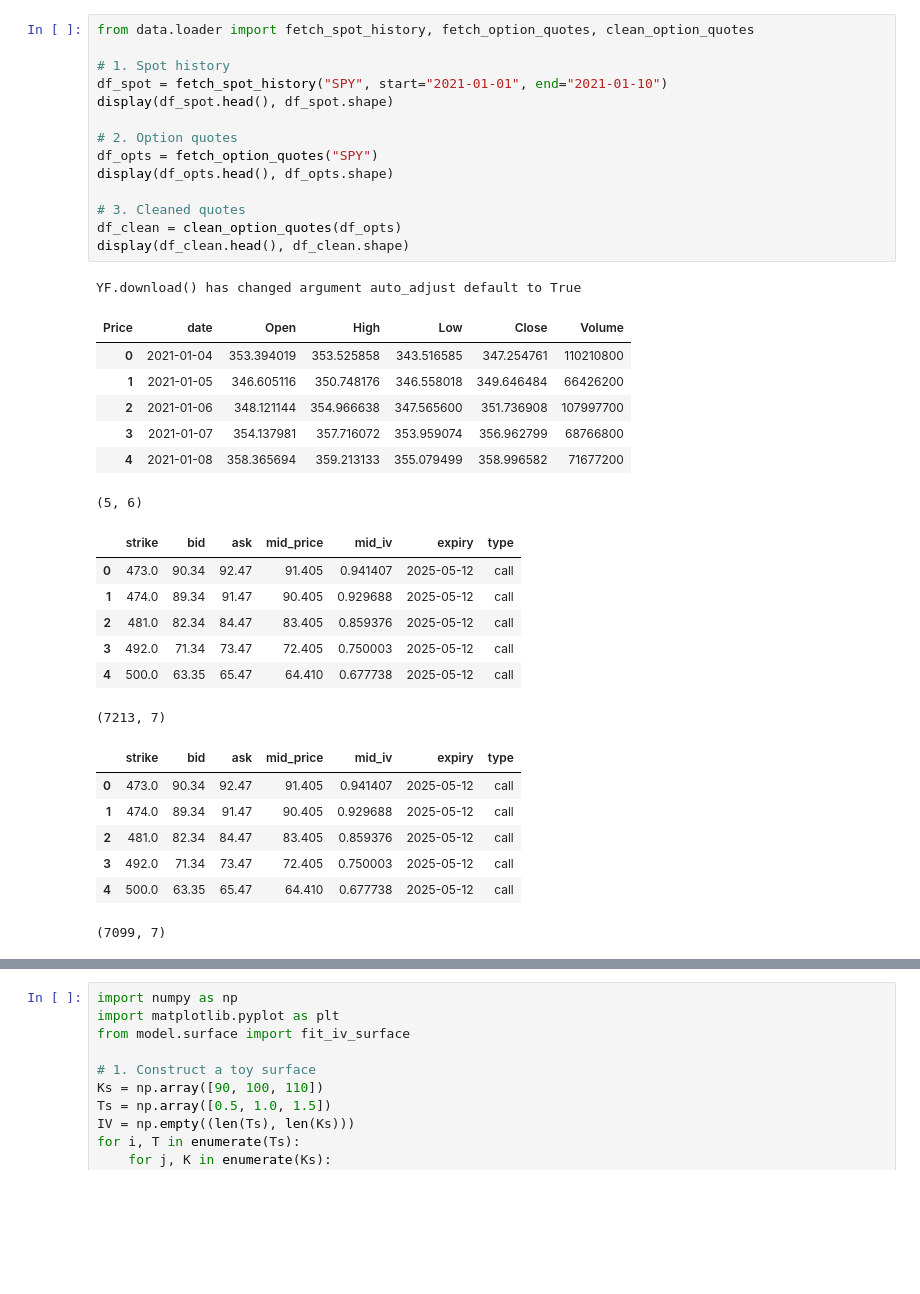
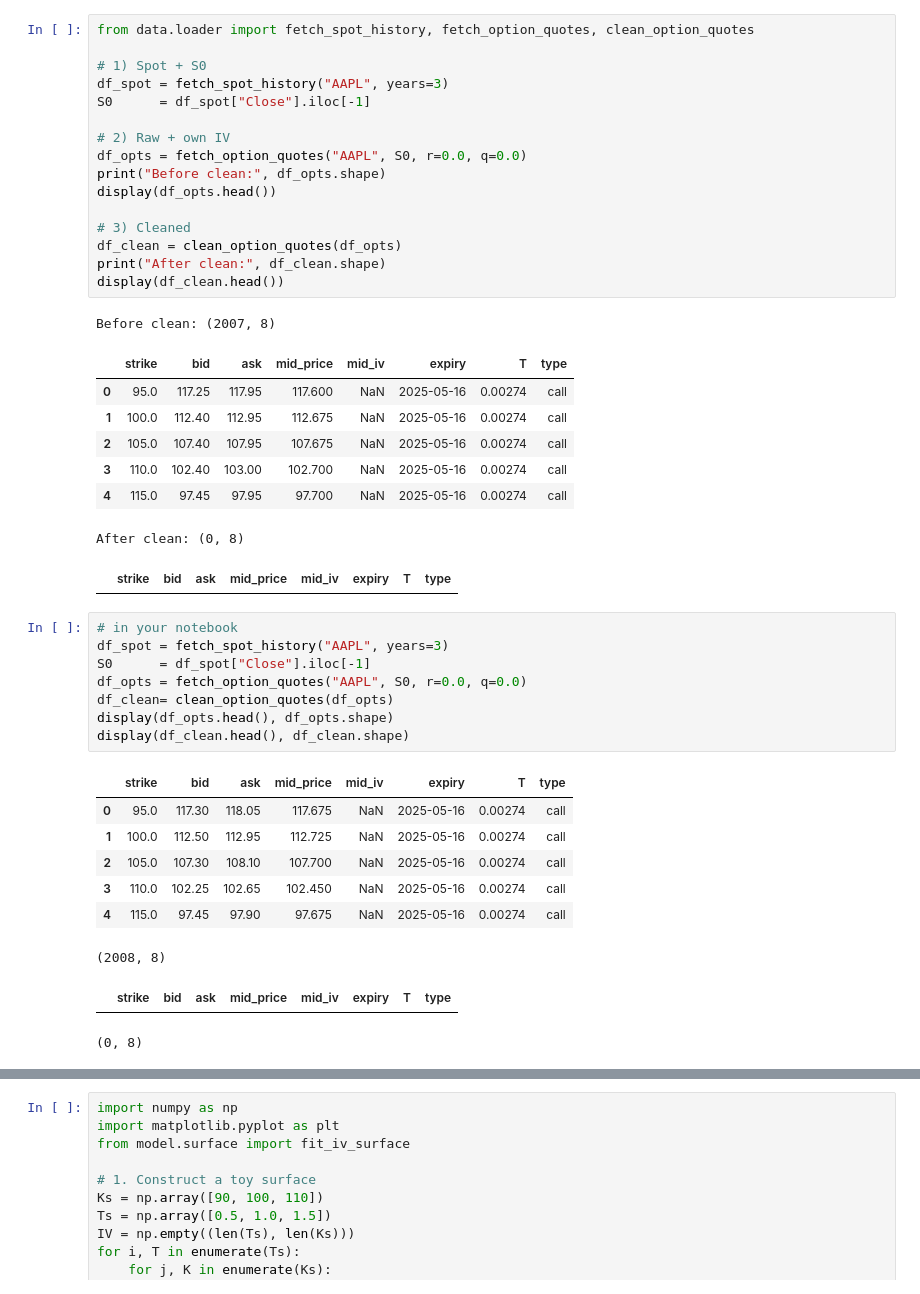
Before and after one commit to FallenElias/LSV-PRICER, a Jupyter notebook: testing.ipynb, the cells around one changed output, grey strips where cells are left out. Cells and saved outputs as stored; diff of their text form; blank space fills up the shorter version.

```diff
--- a/testing.ipynb
+++ b/testing.ipynb
@@ -1,37 +1,44 @@
 # %%
 from data.loader import fetch_spot_history, fetch_option_quotes, clean_option_quotes
 
-# 1. Spot history
-df_spot = fetch_spot_history("SPY", start="2021-01-01", end="2021-01-10")
-display(df_spot.head(), df_spot.shape)
+# 1) Spot + S0
+df_spot = fetch_spot_history("AAPL", years=3)
+S0      = df_spot["Close"].iloc[-1]
 
-# 2. Option quotes
-df_opts = fetch_option_quotes("SPY")
-display(df_opts.head(), df_opts.shape)
+# 2) Raw + own IV
+df_opts = fetch_option_quotes("AAPL", S0, r=0.0, q=0.0)
+print("Before clean:", df_opts.shape)
+display(df_opts.head())
 
-# 3. Cleaned quotes
+# 3) Cleaned
 df_clean = clean_option_quotes(df_opts)
-display(df_clean.head(), df_clean.shape)
+print("After clean:", df_clean.shape)
+display(df_clean.head())
 # %% [output]
-YF.download() has changed argument auto_adjust default to True
+Before clean: (2007, 8)
-| Price | date | Open | High | Low | Close | Volume |
-| 0 | 2021-01-04 | 353.394019 | 353.525858 | 343.516585 | 347.254761 | 110210800 |
-| 1 | 2021-01-05 | 346.605116 | 350.748176 | 346.558018 | 349.646484 | 66426200 |
-| 2 | 2021-01-06 | 348.121144 | 354.966638 | 347.565600 | 351.736908 | 107997700 |
-| 3 | 2021-01-07 | 354.137981 | 357.716072 | 353.959074 | 356.962799 | 68766800 |
-| 4 | 2021-01-08 | 358.365694 | 359.213133 | 355.079499 | 358.996582 | 71677200 |
+|  | strike | bid | ask | mid_price | mid_iv | expiry | T | type |
+| 0 | 95.0 | 117.25 | 117.95 | 117.600 | NaN | 2025-05-16 | 0.00274 | call |
+| 1 | 100.0 | 112.40 | 112.95 | 112.675 | NaN | 2025-05-16 | 0.00274 | call |
+| 2 | 105.0 | 107.40 | 107.95 | 107.675 | NaN | 2025-05-16 | 0.00274 | call |
+| 3 | 110.0 | 102.40 | 103.00 | 102.700 | NaN | 2025-05-16 | 0.00274 | call |
+| 4 | 115.0 | 97.45 | 97.95 | 97.700 | NaN | 2025-05-16 | 0.00274 | call |
-(5, 6)
+After clean: (0, 8)
-|  | strike | bid | ask | mid_price | mid_iv | expiry | type |
-| 0 | 473.0 | 90.34 | 92.47 | 91.405 | 0.941407 | 2025-05-12 | call |
-| 1 | 474.0 | 89.34 | 91.47 | 90.405 | 0.929688 | 2025-05-12 | call |
-| 2 | 481.0 | 82.34 | 84.47 | 83.405 | 0.859376 | 2025-05-12 | call |
-| 3 | 492.0 | 71.34 | 73.47 | 72.405 | 0.750003 | 2025-05-12 | call |
-| 4 | 500.0 | 63.35 | 65.47 | 64.410 | 0.677738 | 2025-05-12 | call |
+|  | strike | bid | ask | mid_price | mid_iv | expiry | T | type |
-(7213, 7)
-|  | strike | bid | ask | mid_price | mid_iv | expiry | type |
-| 0 | 473.0 | 90.34 | 92.47 | 91.405 | 0.941407 | 2025-05-12 | call |
-| 1 | 474.0 | 89.34 | 91.47 | 90.405 | 0.929688 | 2025-05-12 | call |
-| 2 | 481.0 | 82.34 | 84.47 | 83.405 | 0.859376 | 2025-05-12 | call |
-| 3 | 492.0 | 71.34 | 73.47 | 72.405 | 0.750003 | 2025-05-12 | call |
-| 4 | 500.0 | 63.35 | 65.47 | 64.410 | 0.677738 | 2025-05-12 | call |
-(7099, 7)
+# %%
+# in your notebook
+df_spot = fetch_spot_history("AAPL", years=3)
+S0      = df_spot["Close"].iloc[-1]
+df_opts = fetch_option_quotes("AAPL", S0, r=0.0, q=0.0)
+df_clean= clean_option_quotes(df_opts)
+display(df_opts.head(), df_opts.shape)
+display(df_clean.head(), df_clean.shape)
+# %% [output]
+|  | strike | bid | ask | mid_price | mid_iv | expiry | T | type |
+| 0 | 95.0 | 117.30 | 118.05 | 117.675 | NaN | 2025-05-16 | 0.00274 | call |
+| 1 | 100.0 | 112.50 | 112.95 | 112.725 | NaN | 2025-05-16 | 0.00274 | call |
+| 2 | 105.0 | 107.30 | 108.10 | 107.700 | NaN | 2025-05-16 | 0.00274 | call |
+| 3 | 110.0 | 102.25 | 102.65 | 102.450 | NaN | 2025-05-16 | 0.00274 | call |
+| 4 | 115.0 | 97.45 | 97.90 | 97.675 | NaN | 2025-05-16 | 0.00274 | call |
+(2008, 8)
+|  | strike | bid | ask | mid_price | mid_iv | expiry | T | type |
+(0, 8)
```
Also changed, not shown: parts of 9 cells of this notebook, 5 other files.
